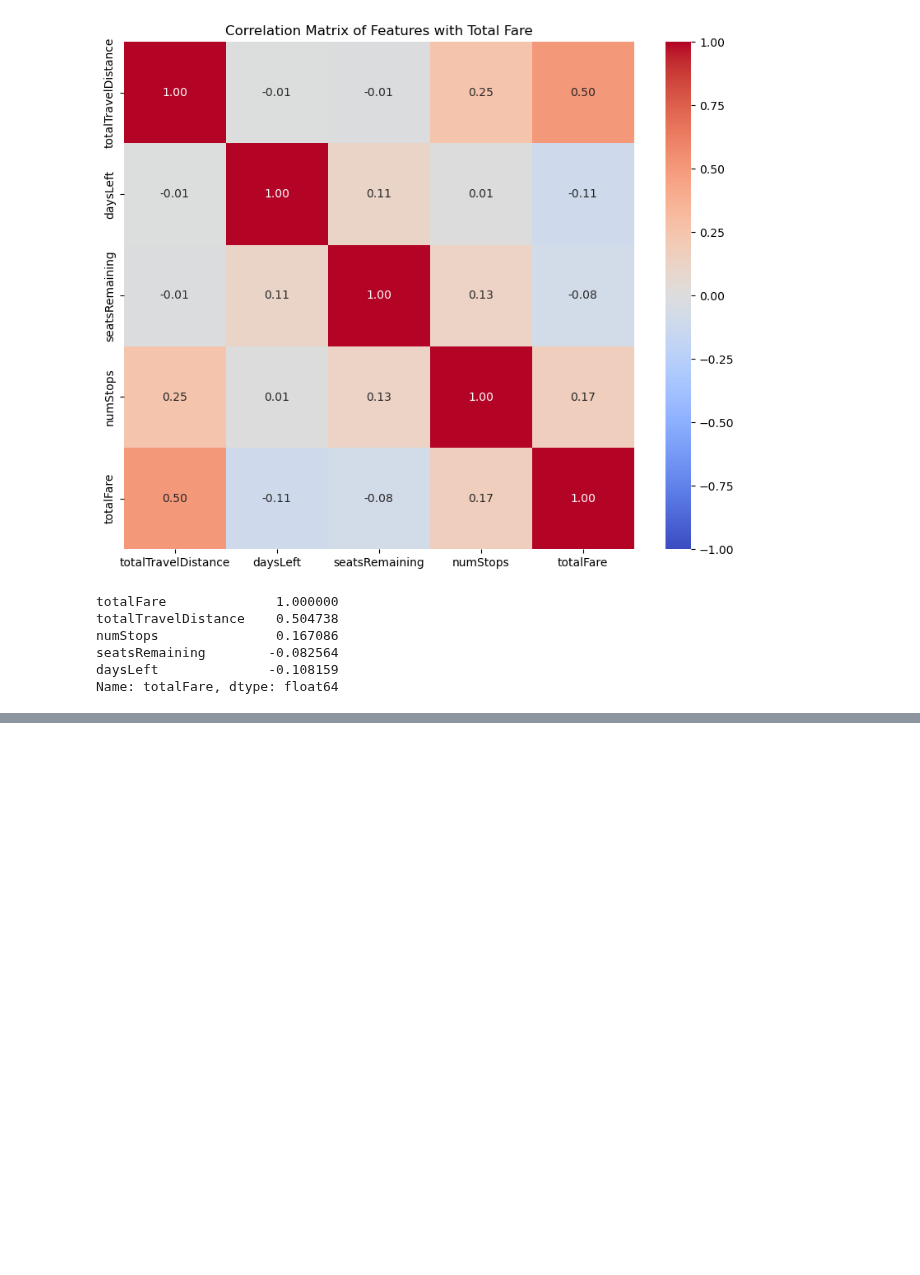
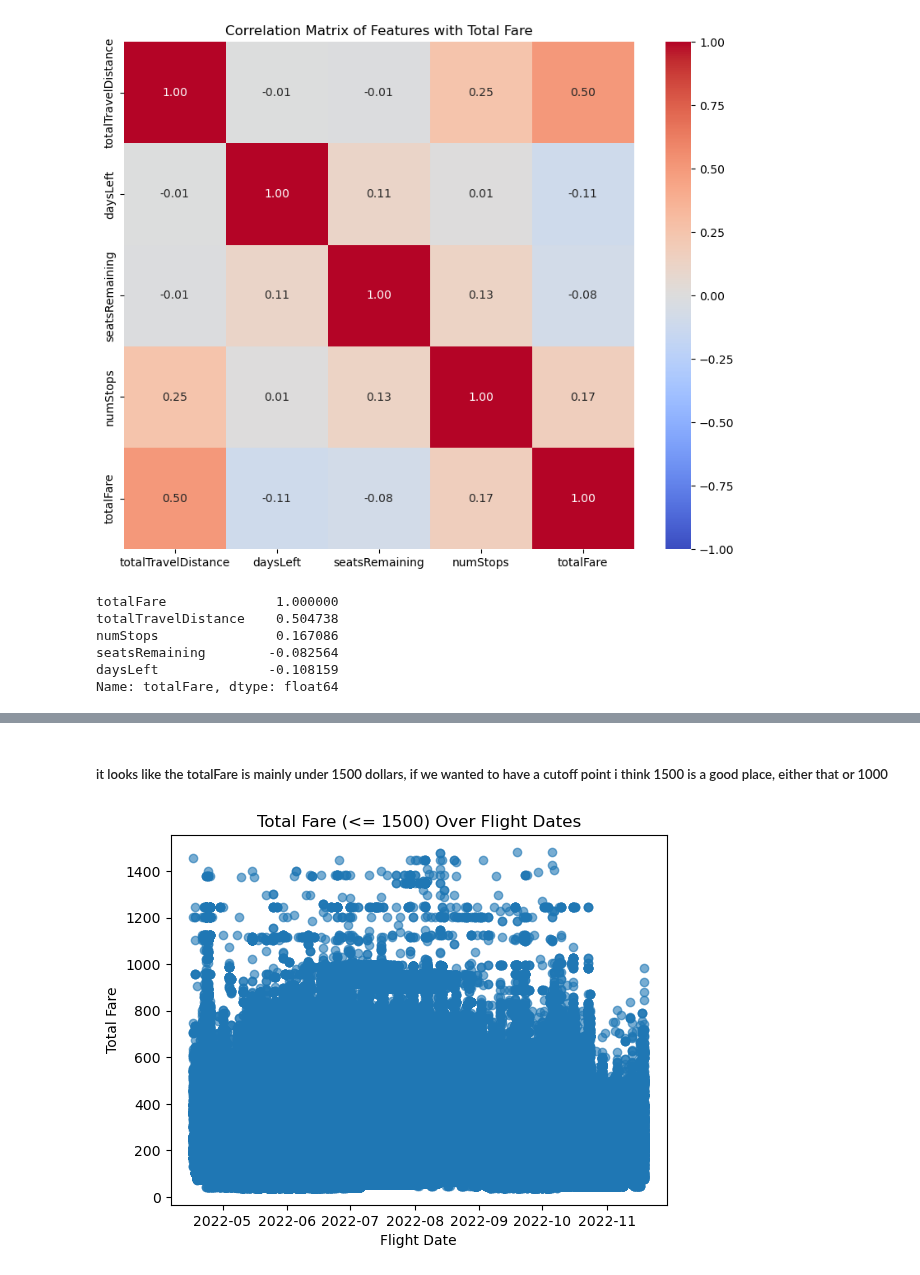
Before and after one commit to chriskuz/intro_to_python_project, a Jupyter notebook: src/model-testing.ipynb, the cells around one changed output, grey strips where cells are left out. Cells and saved outputs as stored; diff of their text form; code cells hidden in the pictures; blank space fills up the shorter version.

```diff
--- a/src/model-testing.ipynb
+++ b/src/model-testing.ipynb
@@ -110,0 +153,16 @@ pd2.head()
+# %% [markdown]
+##### it looks like the totalFare is mainly under 1500 dollars, if we wanted to have a cutoff point i think 1500 is a good place, either that or 1000
+# %%
+import matplotlib.pyplot as plt
+
+# Filter data to include only rows where totalFare <= 1500
+filtered_data = data[data['totalFare'] <= 1500]
+
+# Plot the filtered data
+plt.scatter(filtered_data['flightDate'], filtered_data['totalFare'], alpha=0.6)
+plt.title('Total Fare (<= 1500) Over Flight Dates')
+plt.xlabel('Flight Date')
+plt.ylabel('Total Fare')
+plt.show()
+# %% [output]
+[figure, added]
```
Also changed, not shown: parts of 7 cells of this notebook.
